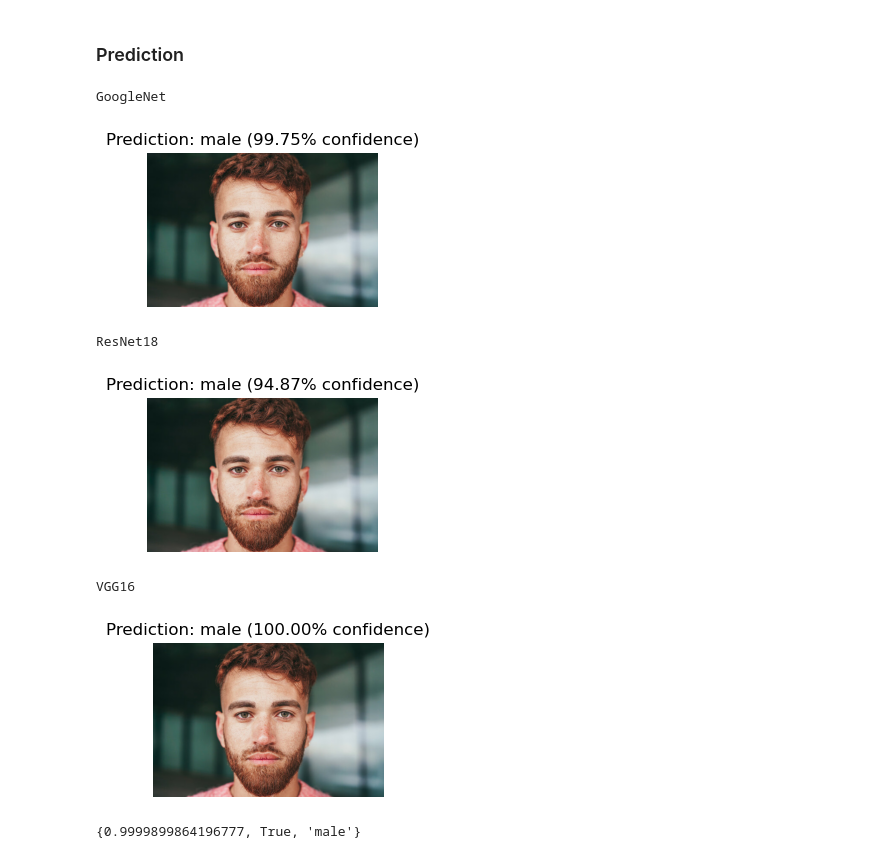
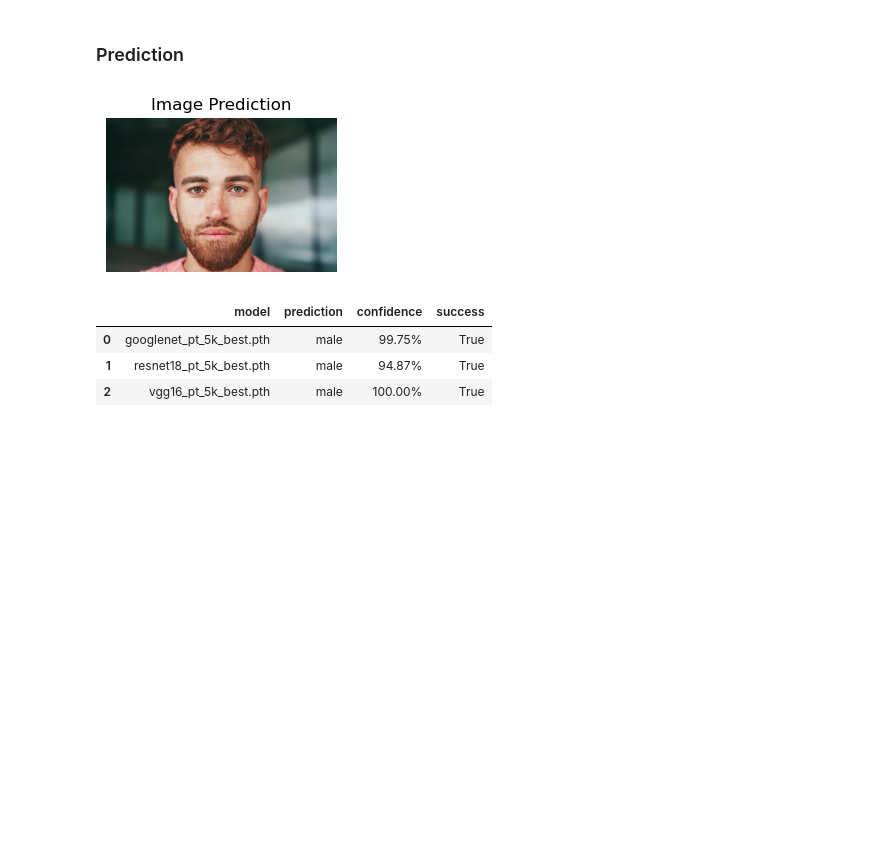
Before and after one commit to budikawira/gender-classification, a Jupyter notebook: gender_classification_prediction.ipynb, the cells around one changed output. Cells and saved outputs as stored; diff of their text form; code cells hidden in the pictures; blank space fills up the shorter version.

```diff
--- a/gender_classification_prediction.ipynb
+++ b/gender_classification_prediction.ipynb
@@ -110,7 +114,7 @@ def googlenet_pt():
     model.load_state_dict(checkpoint['model'])
 
     model.eval()
-    return model
+    return model, model_state_weight
 
 def resnet18_pt():
     map_location = 'cuda' if torch.cuda.is_available() else 'cpu'
@@ -129,7 +133,7 @@ def resnet18_pt():
     model.load_state_dict(checkpoint['model'])
 
     model.eval()
-    return model
+    return model, model_state_weight
 
 def vgg16_pt():
     map_location = 'cuda' if torch.cuda.is_available() else 'cpu'
@@ -147,31 +151,32 @@ def vgg16_pt():
     model.load_state_dict(checkpoint['model'])
 
     model.eval()
-    return model
+    return model, model_state_weight
 # %% [markdown]
 ### Prediction
+# %%
+def multi_predict_image(img):
+    predictions = []
+    model, model_name = googlenet_pt()
+    predictions.append(predict_image(model, model_name, img))
+
+    model, model_name = resnet18_pt()
+    predictions.append(predict_image(model, model_name, img))
+
+    model, model_name = vgg16_pt()
+    predictions.append(predict_image(model, model_name, img))
+    return predictions
 # %%
-# local_image = "test_image.jpg"  # Local file path
+# Local image path or Image Url
 url_image = "https://t4.ftcdn.net/jpg/05/30/01/09/360_F_530010960_WkmW6q8FIZ42LkEQoSRCLTNTw0WgJqKY.jpg"  # Image URL
-
-print('GoogleNet')
-predict_image(googlenet_pt(),url_image)
-
-print()
-print('ResNet18')
-predict_image(resnet18_pt(),url_image)
-
-print()
-print('VGG16')
-predict_image(vgg16_pt(), url_image)
+img = load_image(url_image)
+pd.DataFrame(multi_predict_image(img))
 # %% [output]
-GoogleNet
-[figure, old version]
+[figure, new version]
-ResNet18
-[figure, removed]
-VGG16
-[figure, removed]
-{0.9999899864196777, True, 'male'}
+|  | model | prediction | confidence | success |
+| 0 | googlenet_pt_5k_best.pth | male | 99.75% | True |
+| 1 | resnet18_pt_5k_best.pth | male | 94.87% | True |
+| 2 | vgg16_pt_5k_best.pth | male | 100.00% | True |
 # %%
 url_image = "https://www.kieranjameswalker.com/wp-content/uploads/2016/07/person_sample_2-1.jpg"
 
```
Also changed, not shown: parts of 8 cells of this notebook.
